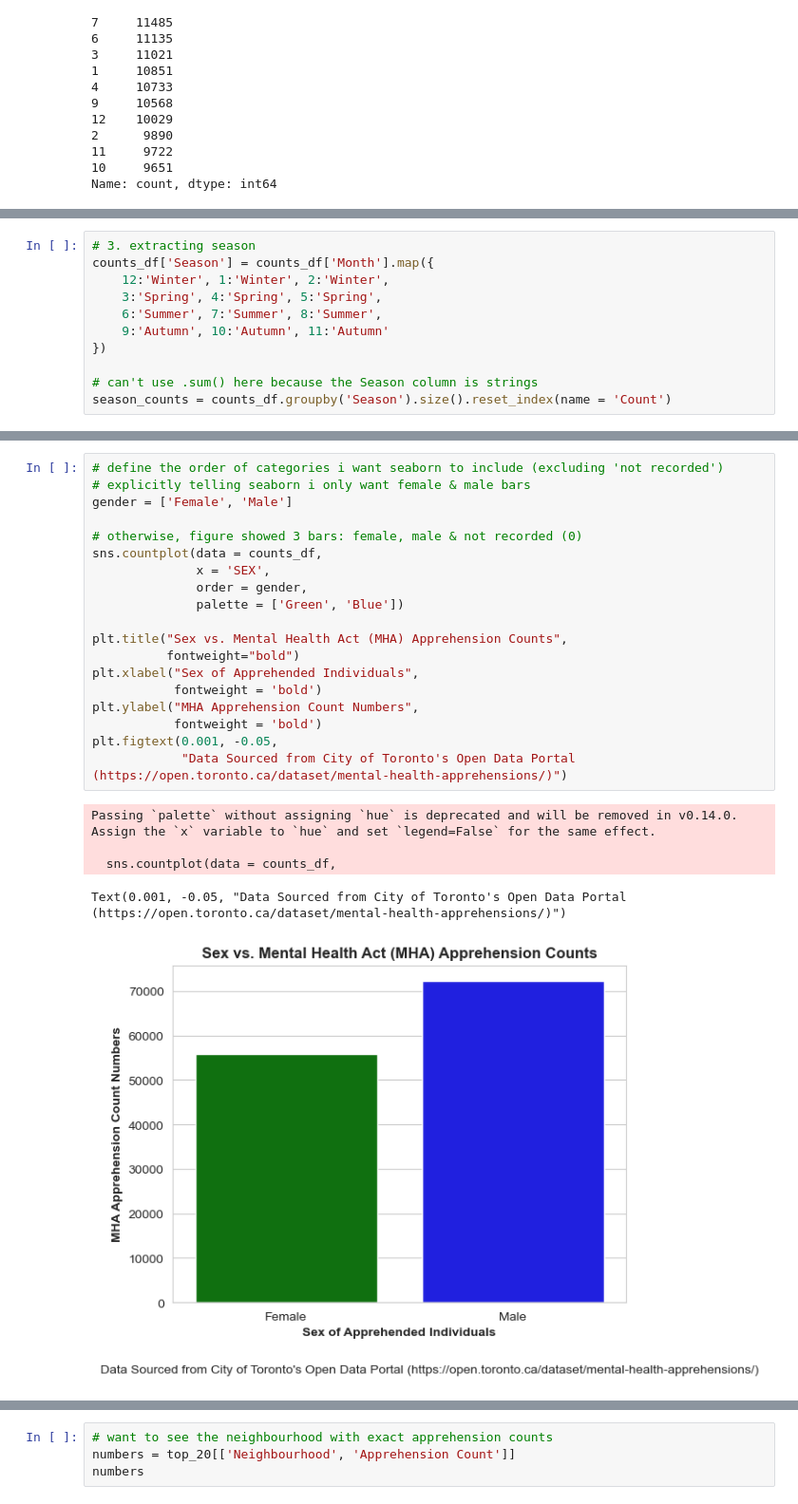
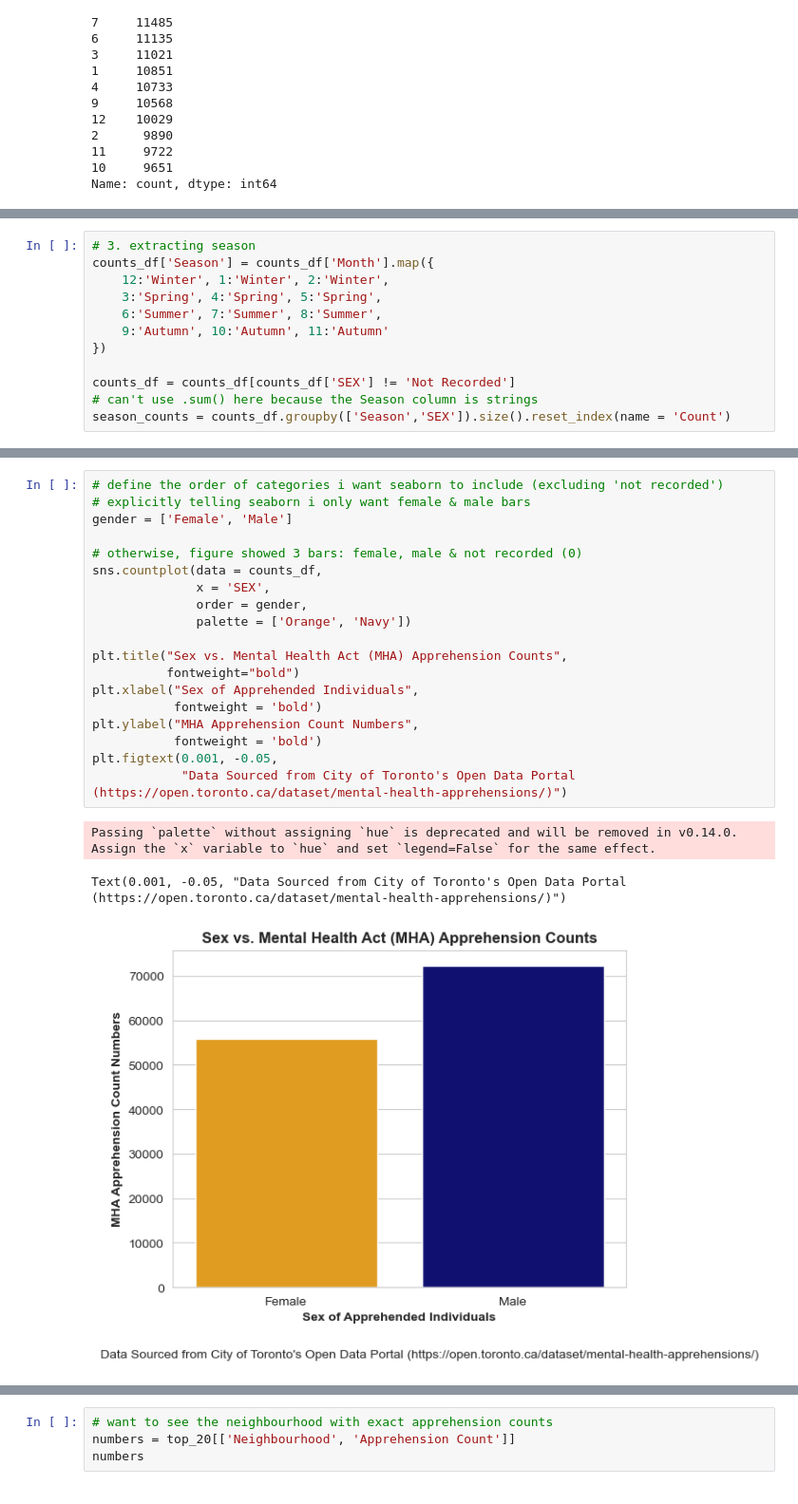
Before and after one commit to chloeyli/visualization, a Jupyter notebook: 02_activities/assignments/assignment_3.ipynb, the cells around one changed output, grey strips where cells are left out. Shown at 95% size. Cells and saved outputs as stored; diff of their text form.

```diff
--- a/02_activities/assignments/assignment_3.ipynb
+++ b/02_activities/assignments/assignment_3.ipynb
@@ -234,8 +236,9 @@ counts_df['Season'] = counts_df['Month'].map({
     9:'Autumn', 10:'Autumn', 11:'Autumn'
 })
 
+counts_df = counts_df[counts_df['SEX'] != 'Not Recorded']
 # can't use .sum() here because the Season column is strings
-season_counts = counts_df.groupby('Season').size().reset_index(name = 'Count')
+season_counts = counts_df.groupby(['Season','SEX']).size().reset_index(name = 'Count')
 # %%
 season_counts
 # %% [output]
@@ -281,25 +296,23 @@ confused about: plt.text() ax.text() fig.text() plt.figtext
 # %%
 # define the order of categories i want seaborn to include (excluding 'not recorded')
 # explicitly telling seaborn i only want female & male bars
 gender = ['Female', 'Male']
 
 # otherwise, figure showed 3 bars: female, male & not recorded (0)
 sns.countplot(data = counts_df,
               x = 'SEX',
               order = gender,
-              palette = ['Green', 'Blue'])
+              palette = ['Orange', 'Navy'])
 
 plt.title("Sex vs. Mental Health Act (MHA) Apprehension Counts",
           fontweight="bold")
 plt.xlabel("Sex of Apprehended Individuals",
            fontweight = 'bold')
 plt.ylabel("MHA Apprehension Count Numbers",
            fontweight = 'bold')
 plt.figtext(0.001, -0.05,
             "Data Sourced from City of Toronto's Open Data Portal (https://open.toronto.ca/dataset/mental-health-apprehensions/)")
 # %% [output]
 Passing `palette` without assigning `hue` is deprecated and will be removed in v0.14.0. Assign the `x` variable to `hue` and set `legend=False` for the same effect.
-
-  sns.countplot(data = counts_df,
 Text(0.001, -0.05, "Data Sourced from City of Toronto's Open Data Portal (https://open.toronto.ca/dataset/mental-health-apprehensions/)")
-[figure, old version]
+[figure, new version]
```
Also changed, not shown: parts of 15 cells of this notebook.
